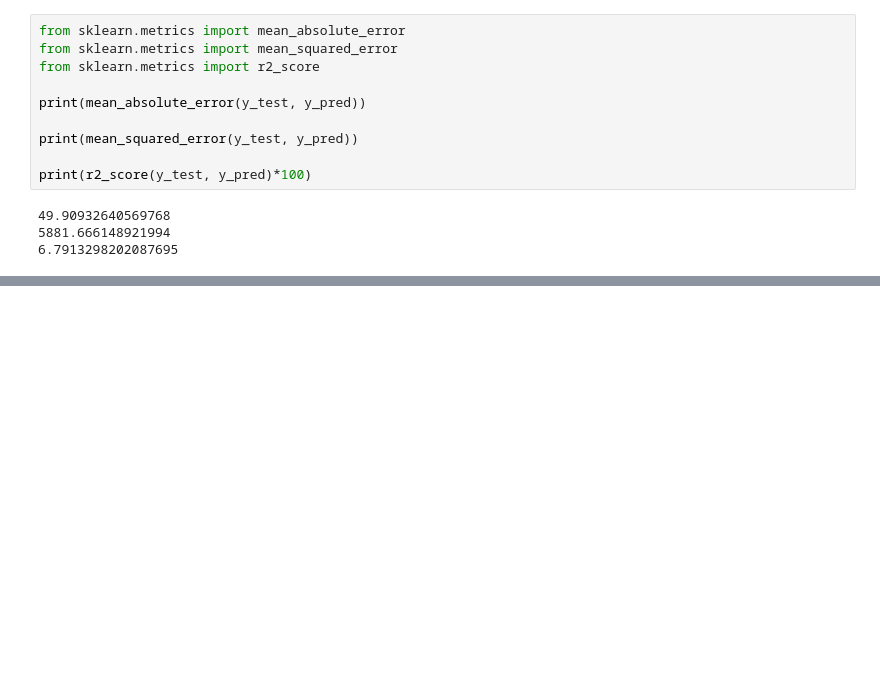
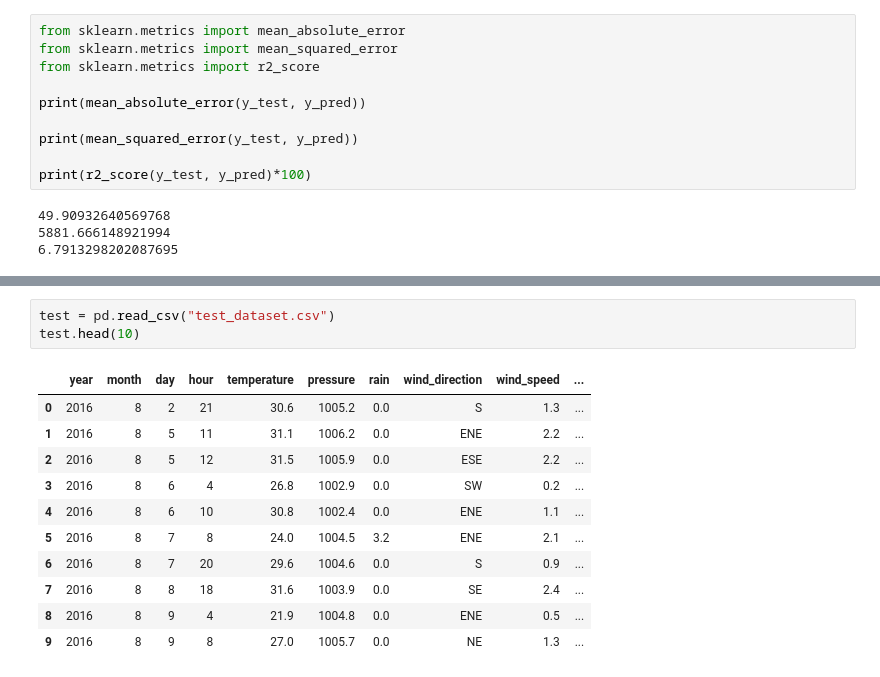
Before and after one commit to harshiitsingh/GeeksFiesta_AI-ML_NewbieAI, a Jupyter notebook: NewbieAI.ipynb, the cells around one changed output, grey strips where cells are left out. Cells and saved outputs as stored; diff of their text form; blank space fills up the shorter version.

Commit message:
added test predicted file

```diff
--- a/NewbieAI.ipynb
+++ b/NewbieAI.ipynb
@@ -712,0 +721,15 @@ print(r2_score(y_test, y_pred)*100)
+# %%
+test = pd.read_csv("test_dataset.csv")
+test.head(10)
+# %% [output]
+|  | year | month | day | hour | temperature | pressure | rain | wind_direction | wind_speed | ... |
+| 0 | 2016 | 8 | 2 | 21 | 30.6 | 1005.2 | 0.0 | S | 1.3 | ... |
+| 1 | 2016 | 8 | 5 | 11 | 31.1 | 1006.2 | 0.0 | ENE | 2.2 | ... |
+| 2 | 2016 | 8 | 5 | 12 | 31.5 | 1005.9 | 0.0 | ESE | 2.2 | ... |
+| 3 | 2016 | 8 | 6 | 4 | 26.8 | 1002.9 | 0.0 | SW | 0.2 | ... |
+| 4 | 2016 | 8 | 6 | 10 | 30.8 | 1002.4 | 0.0 | ENE | 1.1 | ... |
+| 5 | 2016 | 8 | 7 | 8 | 24.0 | 1004.5 | 3.2 | ENE | 2.1 | ... |
+| 6 | 2016 | 8 | 7 | 20 | 29.6 | 1004.6 | 0.0 | S | 0.9 | ... |
+| 7 | 2016 | 8 | 8 | 18 | 31.6 | 1003.9 | 0.0 | SE | 2.4 | ... |
+| 8 | 2016 | 8 | 9 | 4 | 21.9 | 1004.8 | 0.0 | ENE | 0.5 | ... |
+| 9 | 2016 | 8 | 9 | 8 | 27.0 | 1005.7 | 0.0 | NE | 1.3 | ... |
```
Also changed, not shown: parts of 13 cells of this notebook, 2 other files.
